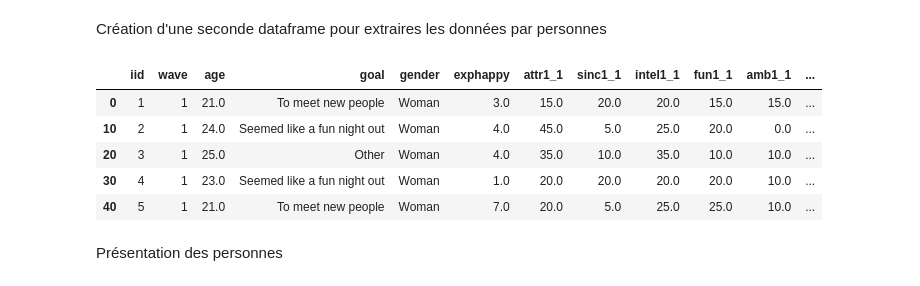
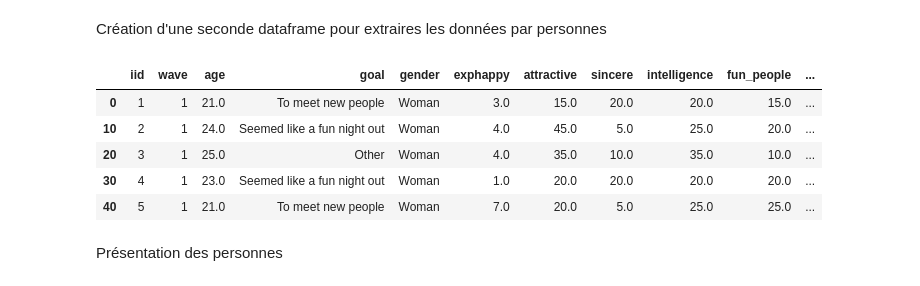
Before and after one commit to arnauddalais/speeddating, a Jupyter notebook: speeddating_EDA.ipynb, the cells around one changed output. Saved outputs shown, nothing was run; the diff lists cells and outputs as text; code cells hidden in the pictures.

```diff
--- a/speeddating_EDA.ipynb
+++ b/speeddating_EDA.ipynb
@@ -101,23 +101,27 @@ df['goal'].replace(3.0, "To get a date", inplace = True )
 df['goal'].replace(4.0, "Looking for a serious relationship", inplace = True )
 df['goal'].replace(5.0, "To say I did it", inplace = True )
 df['goal'].replace(6.0, "Other", inplace = True )
+df = df.rename(columns={"attr1_1":"attractive", "sinc1_1":"sincere", "intel1_1": "intelligence", "fun1_1": "fun_people", "amb1_1": "ambitious",
+ "shar1_1": "shared_hobbies", "attr2_1": "attractive_other", "sinc2_1": "sincere_other", "intel2_1": "intelligence_other", "fun2_1": "fun_other",
+ "amb2_1": "ambitious_other", "shar1_2": "shared_hobbies_other", "attr3_1": "attractive_y", "sinc3_1": "sincere_y", "intel3_1": "intelligence_y",
+ "fun3_1": "fun_y", "amb3_1": "ambitious_y"})
 # %% [markdown]
 Création d'une seconde dataframe pour extraires les données par personnes
 # %%
 #pour la représentation graphique on choisi de créer une nouvelle df avec les personnes uniques:
-you_look_opposite_sex = ['attr1_1', 'sinc1_1', 'intel1_1', 'fun1_1', 'amb1_1', 'shar1_1']
-you_think_other_want = ['attr2_1', 'sinc2_1', 'intel2_1', 'fun2_1', 'amb2_1', 'shar1_2']
-your_quality = ['attr3_1', 'sinc3_1', 'intel3_1', 'fun3_1', 'amb3_1']
+you_look_opposite_sex = ['attractive', 'sincere', 'intelligence', 'fun_people', 'ambitious', 'shared_hobbies']
+you_think_other_want = ['attractive_other', 'sincere_other', 'intelligence_other', 'fun_other', 'ambitious_other', 'shared_hobbies_other']
+your_quality = ['attractive_y', 'sincere_y', 'intelligence_y', 'fun_y', 'ambitious_y']
 hobbies = ['sports', 'tvsports', 'exercise', 'dining', 'museums', 'art', 'hiking', 'gaming', 'clubbing', 'reading', 'tv', 'theater', 'movies', 'concerts', 'music', 'shopping', 'yoga']
 df_unique = df[['iid', 'wave'] + ['age'] + ['goal'] + ['gender'] + ['exphappy'] + you_look_opposite_sex + you_think_other_want + your_quality +hobbies ].drop_duplicates()
 df_unique.head()
 # %% [output]
-|  | iid | wave | age | goal | gender | exphappy | attr1_1 | sinc1_1 | intel1_1 | fun1_1 | amb1_1 | ... |
-| 0 | 1 | 1 | 21.0 | To meet new people | Woman | 3.0 | 15.0 | 20.0 | 20.0 | 15.0 | 15.0 | ... |
-| 10 | 2 | 1 | 24.0 | Seemed like a fun night out | Woman | 4.0 | 45.0 | 5.0 | 25.0 | 20.0 | 0.0 | ... |
-| 20 | 3 | 1 | 25.0 | Other | Woman | 4.0 | 35.0 | 10.0 | 35.0 | 10.0 | 10.0 | ... |
-| 30 | 4 | 1 | 23.0 | Seemed like a fun night out | Woman | 1.0 | 20.0 | 20.0 | 20.0 | 20.0 | 10.0 | ... |
-| 40 | 5 | 1 | 21.0 | To meet new people | Woman | 7.0 | 20.0 | 5.0 | 25.0 | 25.0 | 10.0 | ... |
+|  | iid | wave | age | goal | gender | exphappy | attractive | sincere | intelligence | fun_people | ... |
+| 0 | 1 | 1 | 21.0 | To meet new people | Woman | 3.0 | 15.0 | 20.0 | 20.0 | 15.0 | ... |
+| 10 | 2 | 1 | 24.0 | Seemed like a fun night out | Woman | 4.0 | 45.0 | 5.0 | 25.0 | 20.0 | ... |
+| 20 | 3 | 1 | 25.0 | Other | Woman | 4.0 | 35.0 | 10.0 | 35.0 | 10.0 | ... |
+| 30 | 4 | 1 | 23.0 | Seemed like a fun night out | Woman | 1.0 | 20.0 | 20.0 | 20.0 | 20.0 | ... |
+| 40 | 5 | 1 | 21.0 | To meet new people | Woman | 7.0 | 20.0 | 5.0 | 25.0 | 25.0 | ... |
 # %% [markdown]
 Présentation des personnes
 # %%
```
Also changed, not shown: parts of 3 cells of this notebook.
